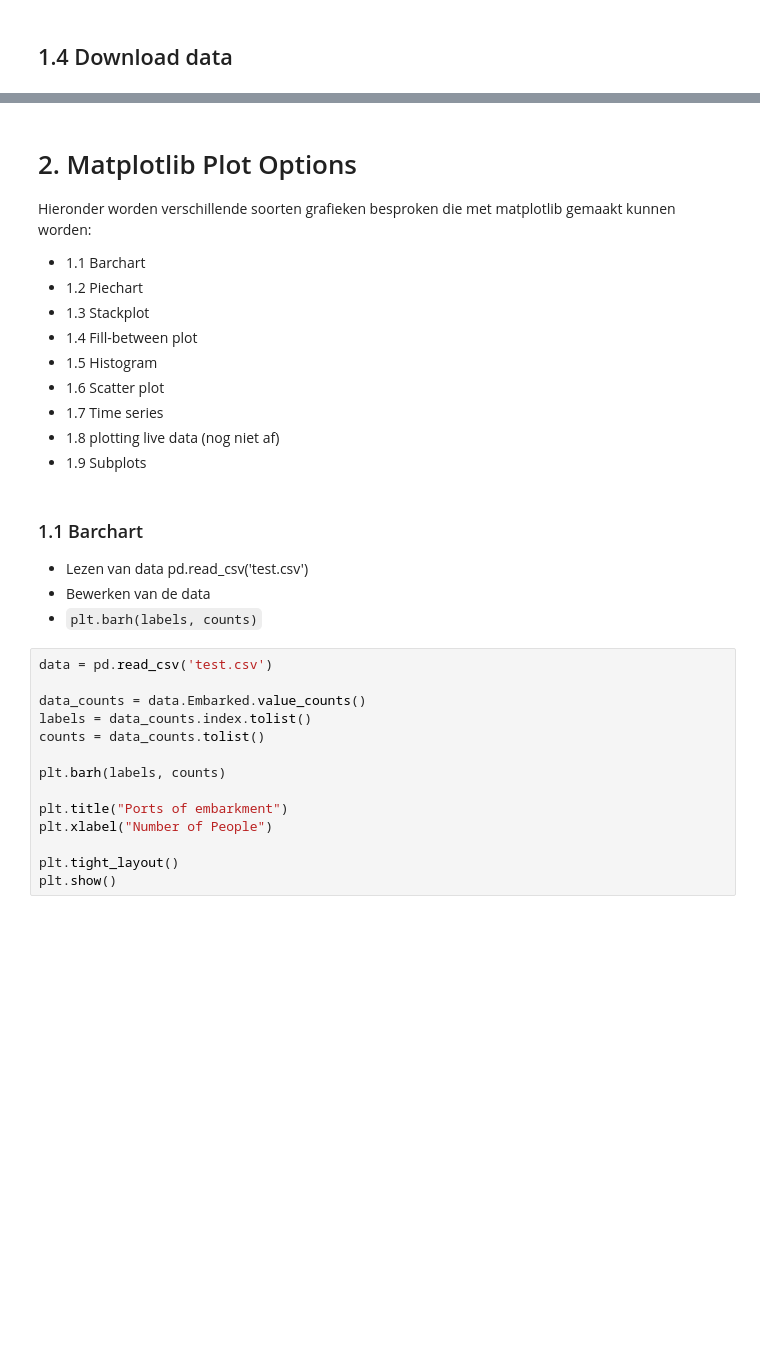
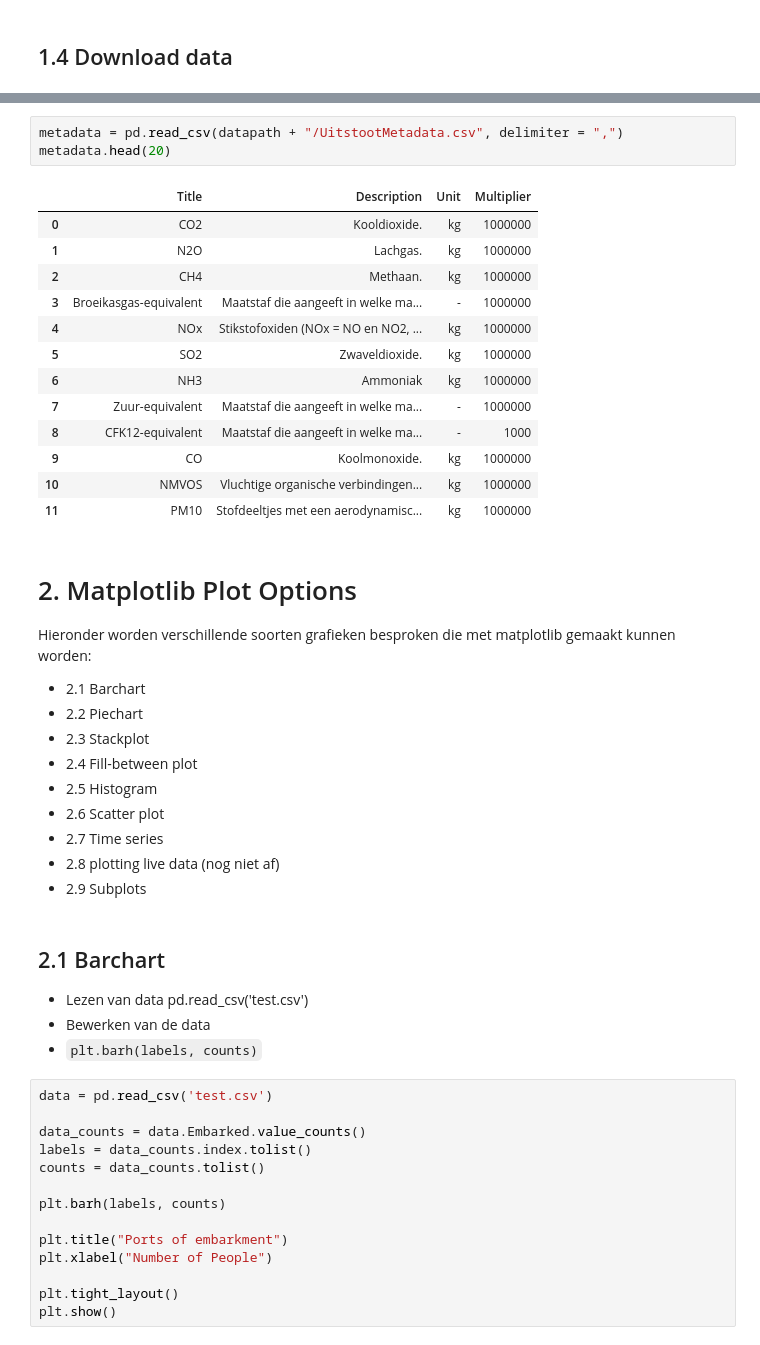
Before and after one commit to GitAnda/PythonCourse2020, a Jupyter notebook: DataVisualisation.ipynb, the cells around one changed output, grey strips where cells are left out. Drawn from its saved outputs; the diff is of its cells as text; blank space fills up the shorter version.

```diff
--- a/DataVisualisation.ipynb
+++ b/DataVisualisation.ipynb
@@ -75,18 +60,35 @@ data["NederlandseEconomie"].str.strip
+# %%
+metadata = pd.read_csv(datapath + "/UitstootMetadata.csv", delimiter = ",")
+metadata.head(20)
+# %% [output]
+|  | Title | Description | Unit | Multiplier |
+| 0 | CO2 | Kooldioxide. | kg | 1000000 |
+| 1 | N2O | Lachgas. | kg | 1000000 |
+| 2 | CH4 | Methaan. | kg | 1000000 |
+| 3 | Broeikasgas-equivalent | Maatstaf die aangeeft in welke ma... | - | 1000000 |
+| 4 | NOx | Stikstofoxiden (NOx = NO en NO2, ... | kg | 1000000 |
+| 5 | SO2 | Zwaveldioxide. | kg | 1000000 |
+| 6 | NH3 | Ammoniak | kg | 1000000 |
+| 7 | Zuur-equivalent | Maatstaf die aangeeft in welke ma... | - | 1000000 |
+| 8 | CFK12-equivalent | Maatstaf die aangeeft in welke ma... | - | 1000 |
+| 9 | CO | Koolmonoxide. | kg | 1000000 |
+| 10 | NMVOS | Vluchtige organische verbindingen... | kg | 1000000 |
+| 11 | PM10 | Stofdeeltjes met een aerodynamisc... | kg | 1000000 |
 # %% [markdown]
 # 2. Matplotlib Plot Options
 
 Hieronder worden verschillende soorten grafieken besproken die met matplotlib gemaakt kunnen worden:
-- 1.1 Barchart
-- 1.2 Piechart
-- 1.3 Stackplot
-- 1.4 Fill-between plot
-- 1.5 Histogram
-- 1.6 Scatter plot
-- 1.7 Time series
-- 1.8 plotting live data (nog niet af)
-- 1.9 Subplots
+- 2.1 Barchart
+- 2.2 Piechart
+- 2.3 Stackplot
+- 2.4 Fill-between plot
+- 2.5 Histogram
+- 2.6 Scatter plot
+- 2.7 Time series
+- 2.8 plotting live data (nog niet af)
+- 2.9 Subplots
 # %% [markdown]
-### 1.1 Barchart
+## 2.1 Barchart
 
 - Lezen van data pd.read_csv('test.csv')
 - Bewerken van de data
```
Also changed, not shown: parts of 6 cells of this notebook, 2 other files.
